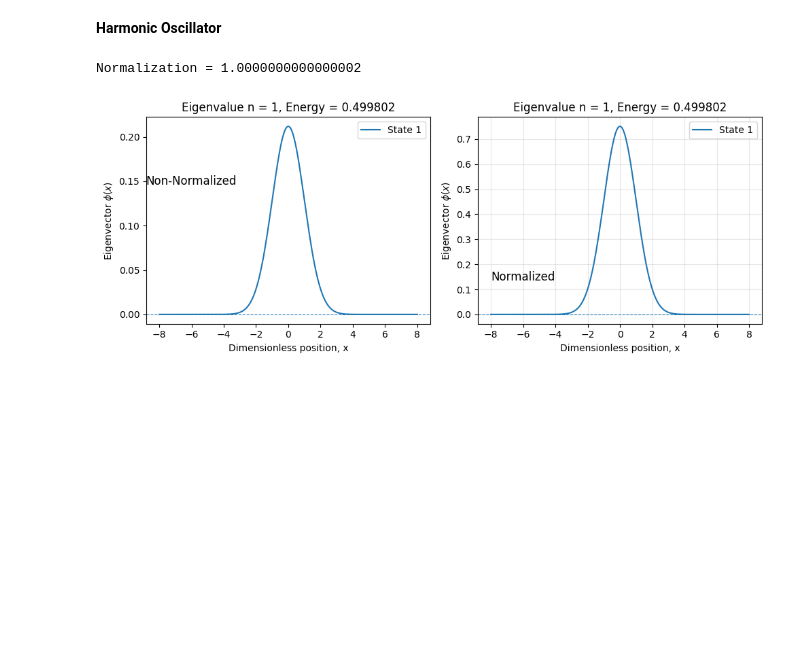
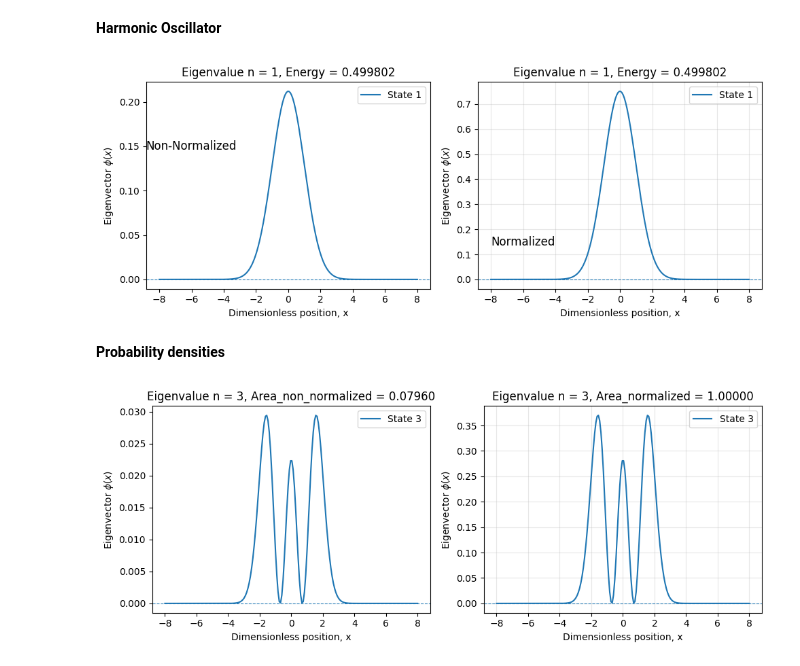
Before and after one commit to DeepakSingh169/QuantumMechanics, a Jupyter notebook: SchrodingerEquation.ipynb, the cells around one changed output. Cells and saved outputs as stored; diff of their text form; code cells hidden in the pictures; blank space fills up the shorter version.

Commit message:
Plotted probability density for harmonic oscillator and calculated area

```diff
--- a/SchrodingerEquation.ipynb
+++ b/SchrodingerEquation.ipynb
@@ -371,8 +371,6 @@ def solve_harmonic_potential(xi,xf,interior_points,state_index):
   normalization  = np.sum(np.abs(phi)**2)*delta_x
   phi_normalized = phi/np.sqrt(normalization)
   full_grid      = np.concatenate(([xi],interior_grid,[xf]))
-  check = np.sum(np.abs(phi_normalized)**2) * delta_x
-  print("Normalization =", check)
 
   return phi,full_grid,phi_normalized,energy_value
 
@@ -406,5 +404,48 @@ state_index = 0
 phi,full_grid,phi_normalized,energy_value = solve_harmonic_potential(xi,xf,interior_points,state_index)
 plot_harmonic_potential(full_grid,phi,phi_normalized,energy_value,state_index)
 # %% [output]
-Normalization = 1.0000000000000002
 [figure]
+# %% [markdown]
+**Probability densities**
+# %%
+def harmonic_probability_curve(full_grid,phi,phi_normalized,state_index):
+    xi      = full_grid[0]
+    xf      = full_grid[-1]
+    delta_x = (xf - xi)/(interior_points + 1)
+
+    probability_curve = np.abs(phi_normalized)**2
+    probability_curve_raw = np.abs(phi)**2
+
+    quantum_number = state_index + 1
+
+    area_normalized = delta_x*np.sum(probability_curve[0]/2 + probability_curve[-1]/2 + np.sum(probability_curve[1:-1]))
+    area_non_normalied = delta_x*np.sum(probability_curve_raw[0]/2 + probability_curve_raw[-1]/2 + np.sum(probability_curve_raw[1:-1]))
+
+    fig,(ax1,ax2) = plt.subplots(1,2,figsize=(10,4))
+    ax1.plot(full_grid,probability_curve_raw,label=f"State {quantum_number}")
+    ax1.axhline(0,linewidth=0.8,linestyle="--")
+    ax1.set_xlabel("Dimensionless position, x")
+    ax1.set_ylabel(r"Eigenvector $\phi(x)$")
+    ax1.set_title(f"Eigenvalue n = {quantum_number}, "f"Area_non_normalized = {area_non_normalied :.5F}")
+    ax1.legend()
+
+
+    ax2.plot(full_grid,probability_curve,label=f"State {quantum_number}")
+    ax2.axhline(0,linewidth=0.8,linestyle="--")
+    ax2.set_xlabel("Dimensionless position, x")
+    ax2.set_ylabel(r"Eigenvector $\phi(x)$")
+    ax2.set_title(f"Eigenvalue n = {quantum_number}, "f"Area_normalized = {area_normalized :.5F}")
+    ax2.legend()
+
+    plt.grid(alpha=0.3)
+    plt.tight_layout()
+    plt.show()
+# %%
+xi = -8
+xf = 8
+interior_points = 200
+state_index = 2
+phi,full_grid,phi_normalized,energy_value = solve_harmonic_potential(xi,xf,interior_points,state_index)
+harmonic_probability_curve(full_grid,phi,phi_normalized,state_index)
+# %% [output]
+[figure, added]
```
